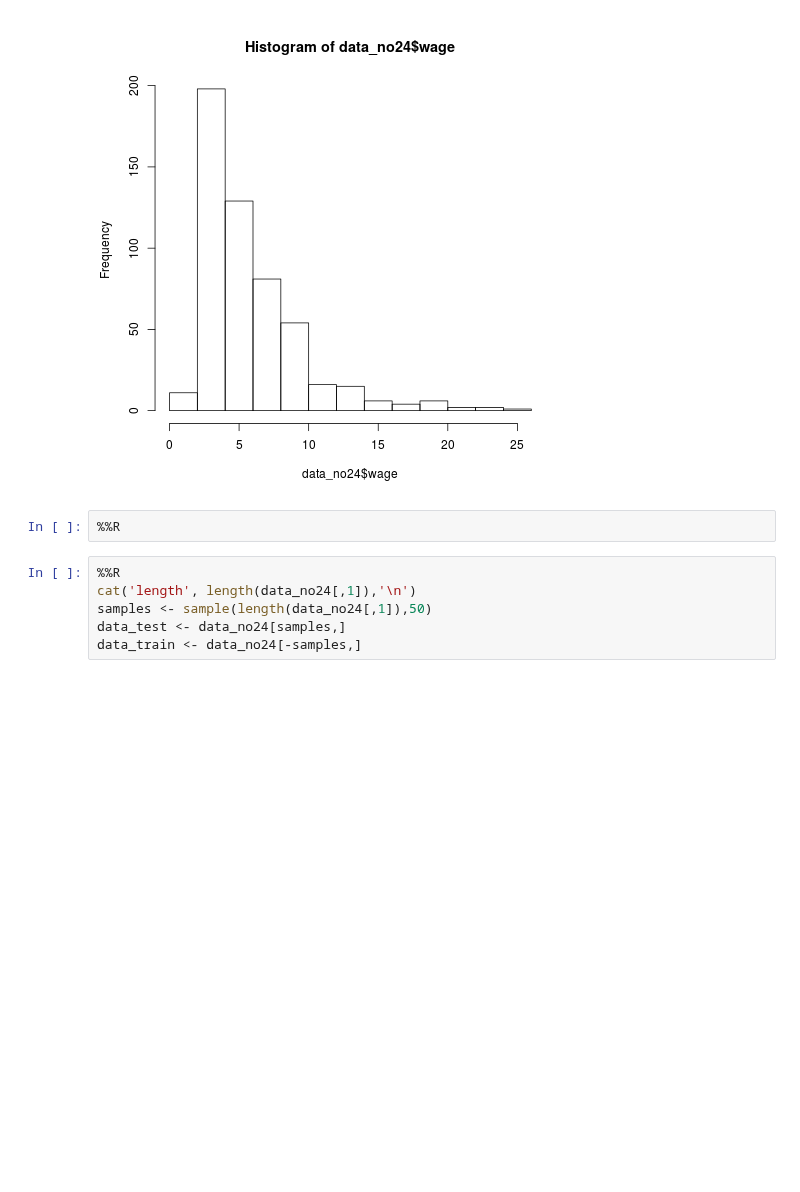
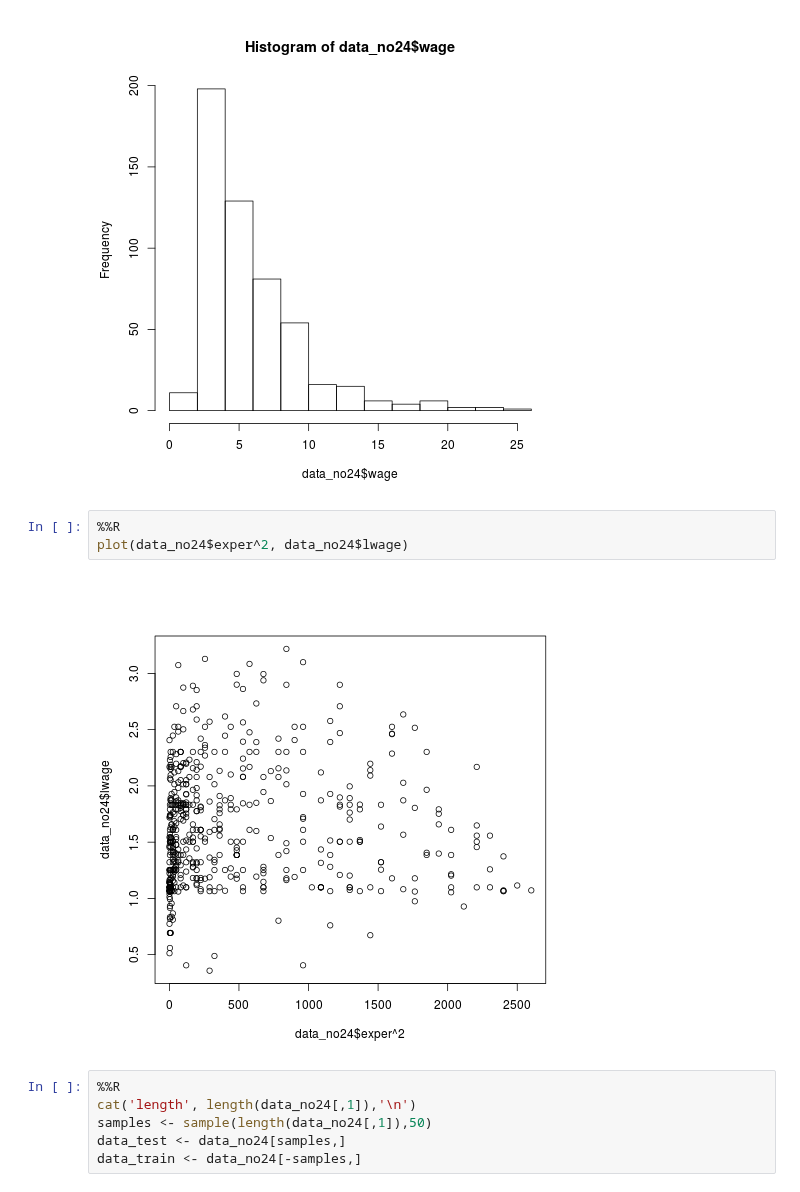
Before and after one commit to Chuphay/school, a Jupyter notebook: regression/Take Home Test #2.ipynb, the cells around one changed output. Cells and saved outputs as stored; diff of their text form; blank space fills up the shorter version.

```diff
--- a/regression/Take Home Test #2.ipynb
+++ b/regression/Take Home Test #2.ipynb
@@ -115,8 +115,11 @@ data_no24 <-data[-24,]
 hist(data_no24$wage)
 # %% [output]
 [figure]
-# %%
-%%R
+# %%
+%%R
+plot(data_no24$exper^2, data_no24$lwage)
+# %% [output]
+[figure, added]
 # %%
 %%R
 cat('length', length(data_no24[,1]),'\n')
```
Also changed, not shown: parts of 8 cells of this notebook, 15 other files.
